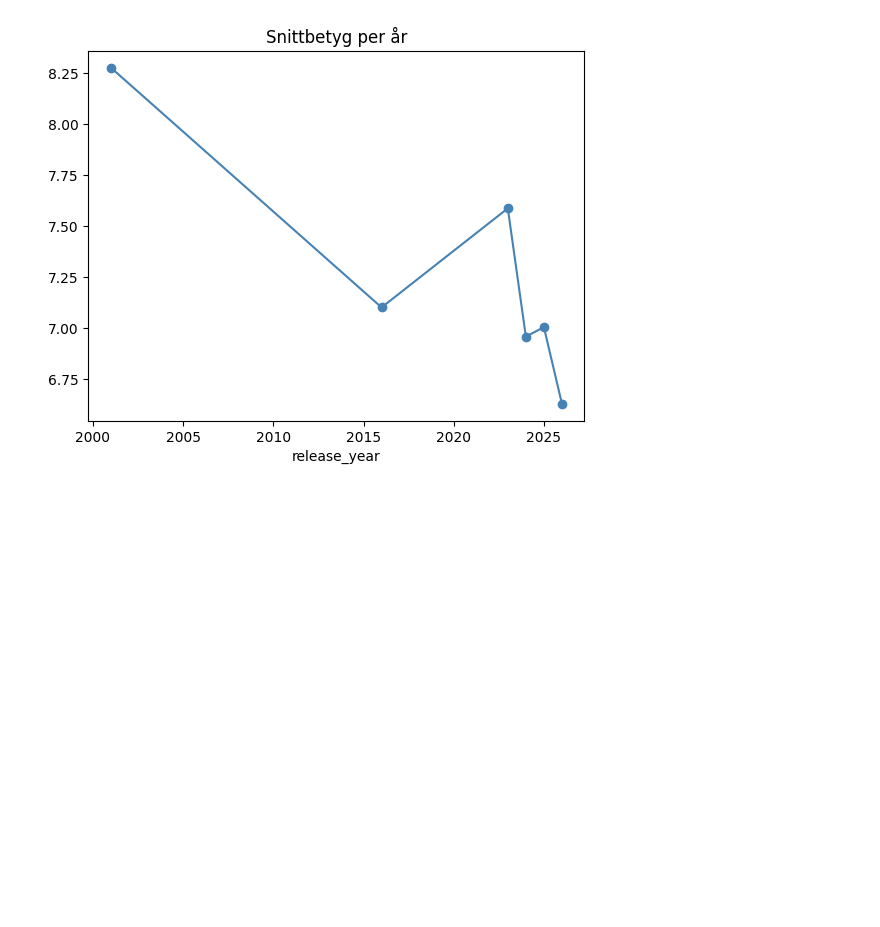
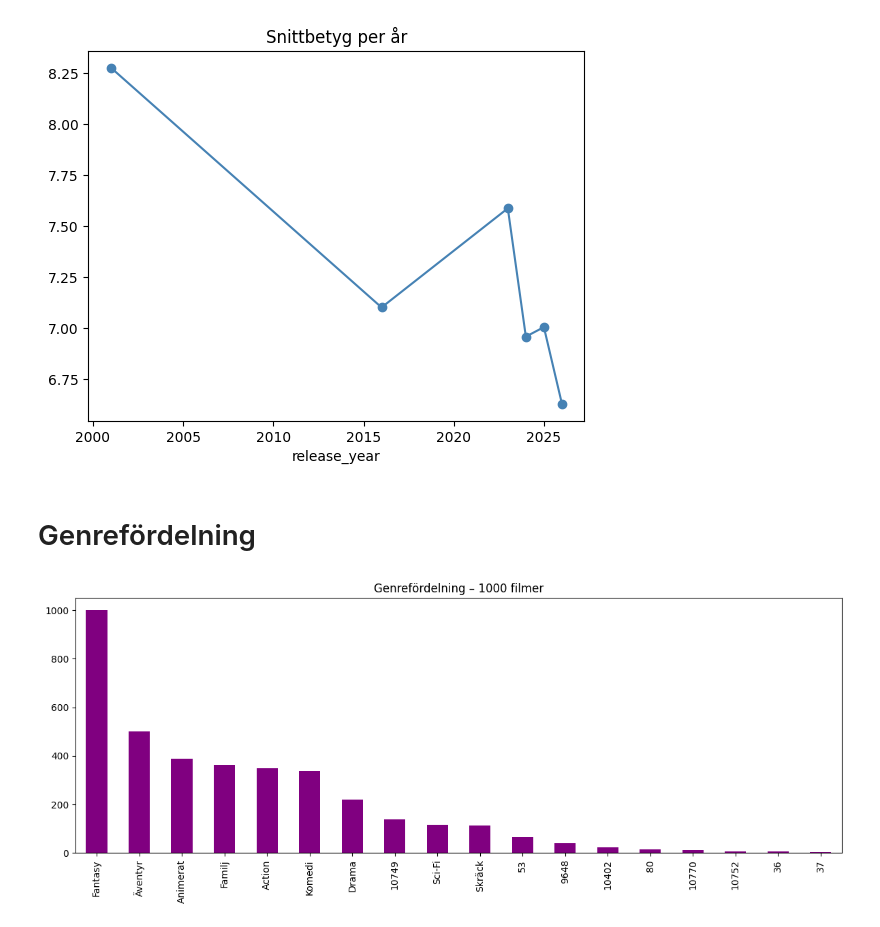
Before and after one commit to Abdulrahmanfahmi/tmdb-fantasy-pipeline, a Jupyter notebook: notebook/eda.ipynb, the cells around one changed output. Saved outputs shown, nothing was run; the diff lists cells and outputs as text; code cells hidden in the pictures; blank space fills up the shorter version.

```diff
--- a/notebook/eda.ipynb
+++ b/notebook/eda.ipynb
@@ -453,3 +484,14 @@ plt.title('Snittbetyg per år')
 plt.show()
 # %% [output]
 [figure]
+# %% [markdown]
+# Genrefördelning
+# %%
+all_genres = [g for sublist in df['genre_ids'].apply(lambda x: [genre_map.get(i, str(i)) for i in x]) for g in sublist]
+plt.figure(figsize=(12, 5))
+pd.Series(all_genres).value_counts().plot(kind='bar', color='purple')
+plt.title('Genrefördelning – 1000 filmer')
+plt.tight_layout()
+plt.show()
+# %% [output]
+[figure, added]
```
Also changed, not shown: parts of 12 cells of this notebook, 11 other files.
